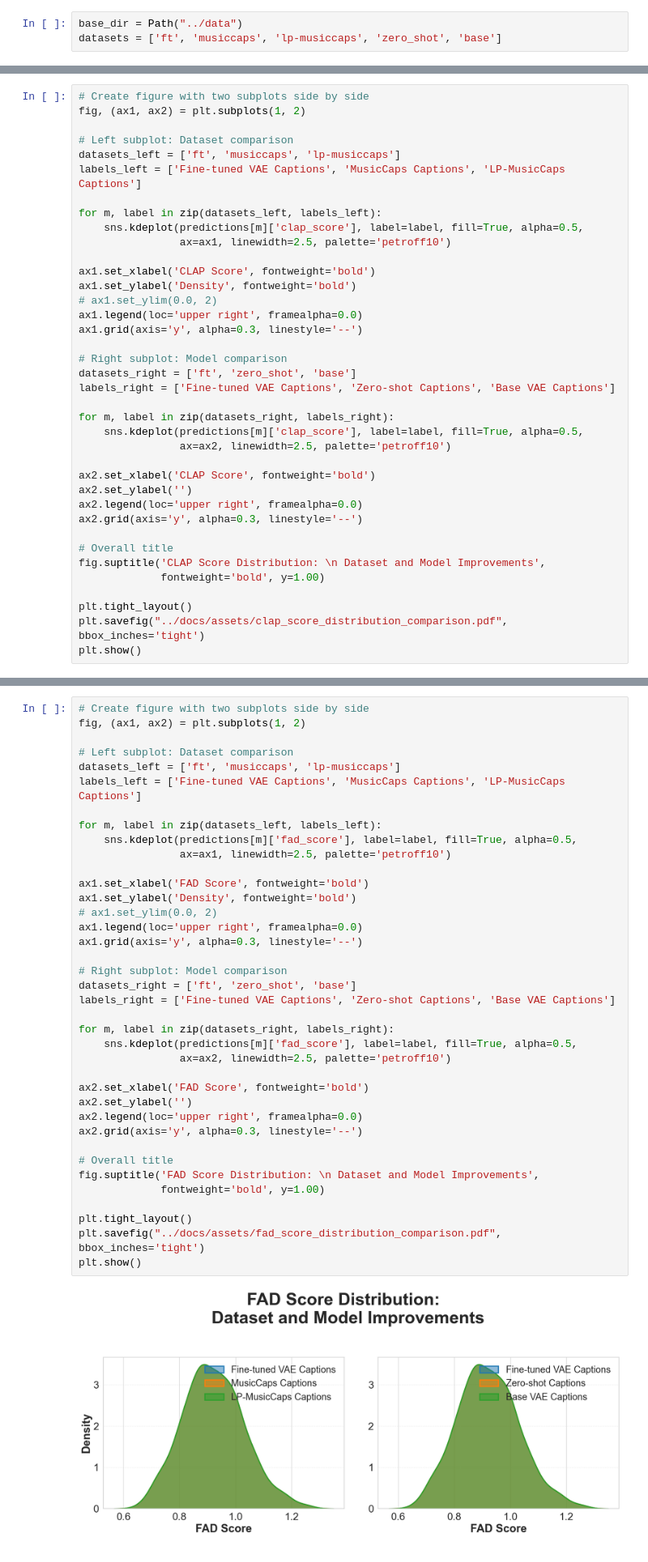
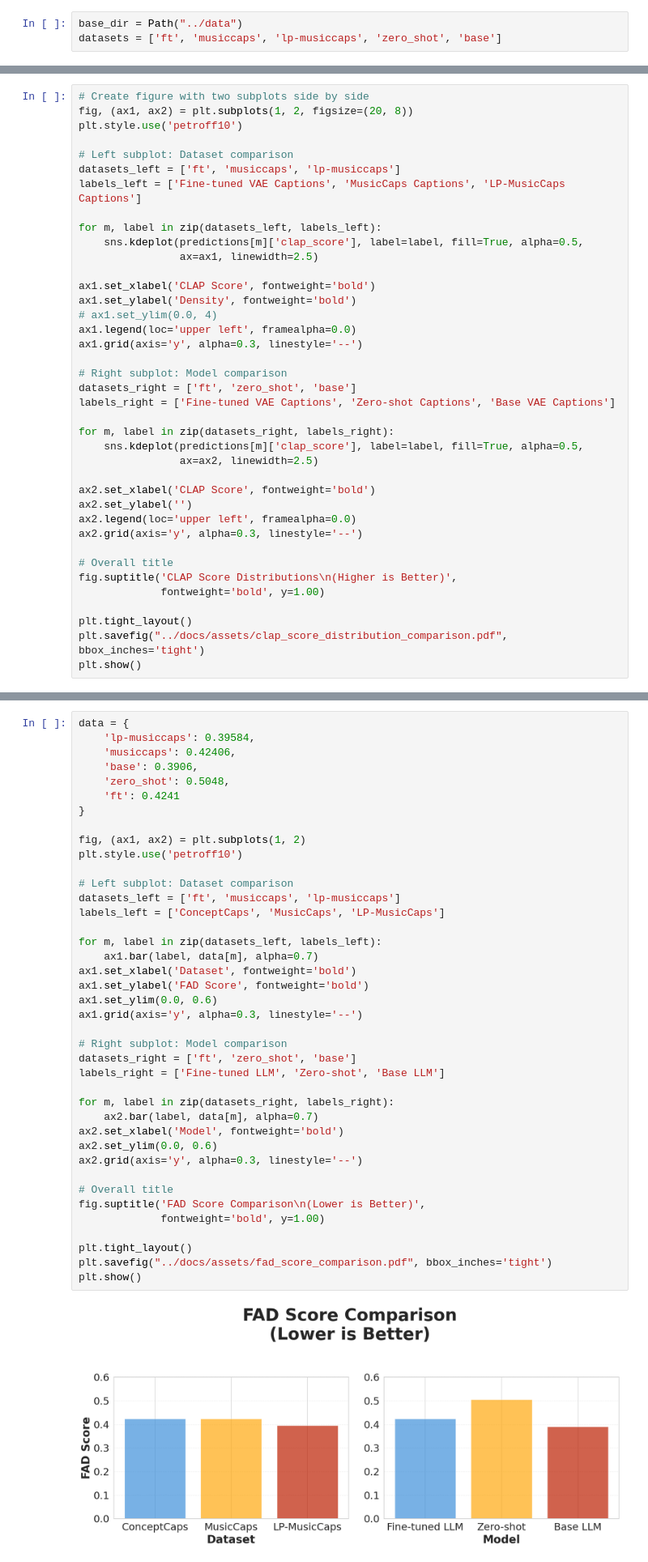
Before and after one commit to BrunoSienkiewicz/ConceptCaps, a Jupyter notebook: notebooks/5. Audio generation analysis.ipynb, the cells around one changed output, grey strips where cells are left out. Shown at 81% size. Drawn from its saved outputs; the diff is of its cells as text.

```diff
--- a/notebooks/5. Audio generation analysis.ipynb
+++ b/notebooks/5. Audio generation analysis.ipynb
@@ -55,6 +49,7 @@ base
 # %%
 # Create figure with two subplots side by side
-fig, (ax1, ax2) = plt.subplots(1, 2)
+fig, (ax1, ax2) = plt.subplots(1, 2, figsize=(20, 8))
+plt.style.use('petroff10')
 
 # Left subplot: Dataset comparison
 datasets_left = ['ft', 'musiccaps', 'lp-musiccaps']
@@ -62,12 +57,12 @@ labels_left = ['Fine-tuned VAE Captions', 'MusicCaps Captions', 'LP-MusicCaps Ca
 
 for m, label in zip(datasets_left, labels_left):
     sns.kdeplot(predictions[m]['clap_score'], label=label, fill=True, alpha=0.5,
-                ax=ax1, linewidth=2.5, palette='petroff10')
+                ax=ax1, linewidth=2.5)
 
 ax1.set_xlabel('CLAP Score', fontweight='bold')
 ax1.set_ylabel('Density', fontweight='bold')
-# ax1.set_ylim(0.0, 2)
-ax1.legend(loc='upper right', framealpha=0.0)
+# ax1.set_ylim(0.0, 4)
+ax1.legend(loc='upper left', framealpha=0.0)
 ax1.grid(axis='y', alpha=0.3, linestyle='--')
 
 # Right subplot: Model comparison
@@ -76,15 +71,15 @@ labels_right = ['Fine-tuned VAE Captions', 'Zero-shot Captions', 'Base VAE Capti
 
 for m, label in zip(datasets_right, labels_right):
     sns.kdeplot(predictions[m]['clap_score'], label=label, fill=True, alpha=0.5,
-                ax=ax2, linewidth=2.5, palette='petroff10')
+                ax=ax2, linewidth=2.5)
 
 ax2.set_xlabel('CLAP Score', fontweight='bold')
 ax2.set_ylabel('')
-ax2.legend(loc='upper right', framealpha=0.0)
+ax2.legend(loc='upper left', framealpha=0.0)
 ax2.grid(axis='y', alpha=0.3, linestyle='--')
 
 # Overall title
-fig.suptitle('CLAP Score Distribution: \n Dataset and Model Improvements',
+fig.suptitle('CLAP Score Distributions\n(Higher is Better)',
              fontweight='bold', y=1.00)
 
 plt.tight_layout()
@@ -95,40 +90,42 @@ plt.show()
 # %%
-# Create figure with two subplots side by side
+data = {
+    'lp-musiccaps': 0.39584,
+    'musiccaps': 0.42406,
+    'base': 0.3906,
+    'zero_shot': 0.5048,
+    'ft': 0.4241
+}
+
 fig, (ax1, ax2) = plt.subplots(1, 2)
+plt.style.use('petroff10')
 
 # Left subplot: Dataset comparison
 datasets_left = ['ft', 'musiccaps', 'lp-musiccaps']
-labels_left = ['Fine-tuned VAE Captions', 'MusicCaps Captions', 'LP-MusicCaps Captions']
+labels_left = ['ConceptCaps', 'MusicCaps', 'LP-MusicCaps']
 
 for m, label in zip(datasets_left, labels_left):
-    sns.kdeplot(predictions[m]['fad_score'], label=label, fill=True, alpha=0.5,
-                ax=ax1, linewidth=2.5, palette='petroff10')
-
-ax1.set_xlabel('FAD Score', fontweight='bold')
-ax1.set_ylabel('Density', fontweight='bold')
-# ax1.set_ylim(0.0, 2)
-ax1.legend(loc='upper right', framealpha=0.0)
+    ax1.bar(label, data[m], alpha=0.7)
+ax1.set_xlabel('Dataset', fontweight='bold')
+ax1.set_ylabel('FAD Score', fontweight='bold')
+ax1.set_ylim(0.0, 0.6)
 ax1.grid(axis='y', alpha=0.3, linestyle='--')
 
 # Right subplot: Model comparison
 datasets_right = ['ft', 'zero_shot', 'base']
-labels_right = ['Fine-tuned VAE Captions', 'Zero-shot Captions', 'Base VAE Captions']
+labels_right = ['Fine-tuned LLM', 'Zero-shot', 'Base LLM']
 
 for m, label in zip(datasets_right, labels_right):
-    sns.kdeplot(predictions[m]['fad_score'], label=label, fill=True, alpha=0.5,
-                ax=ax2, linewidth=2.5, palette='petroff10')
-
-ax2.set_xlabel('FAD Score', fontweight='bold')
-ax2.set_ylabel('')
-ax2.legend(loc='upper right', framealpha=0.0)
+    ax2.bar(label, data[m], alpha=0.7)
+ax2.set_xlabel('Model', fontweight='bold')
+ax2.set_ylim(0.0, 0.6)
 ax2.grid(axis='y', alpha=0.3, linestyle='--')
 
 # Overall title
-fig.suptitle('FAD Score Distribution: \n Dataset and Model Improvements',
+fig.suptitle('FAD Score Comparison\n(Lower is Better)',
              fontweight='bold', y=1.00)
 
 plt.tight_layout()
-plt.savefig("../docs/assets/fad_score_distribution_comparison.pdf", bbox_inches='tight')
+plt.savefig("../docs/assets/fad_score_comparison.pdf", bbox_inches='tight')
 plt.show()
 # %% [output]
-[figure, old version]
+[figure, new version]
```
Also changed, not shown: parts of 2 cells of this notebook, 15 other files.
